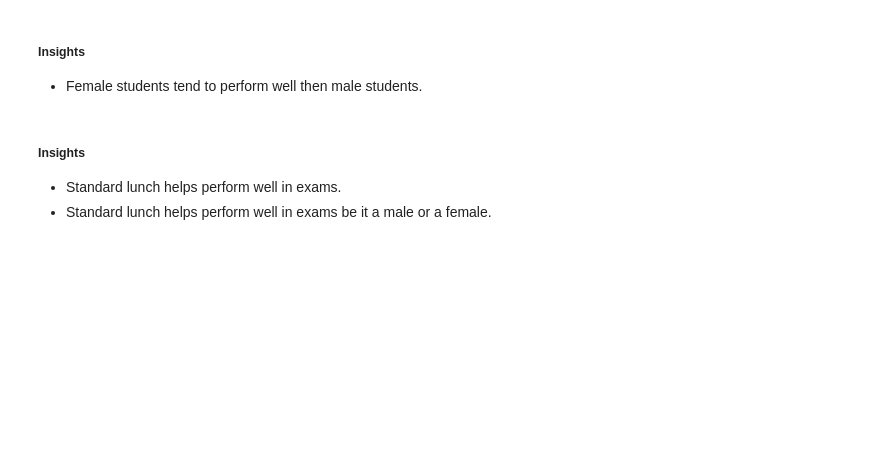
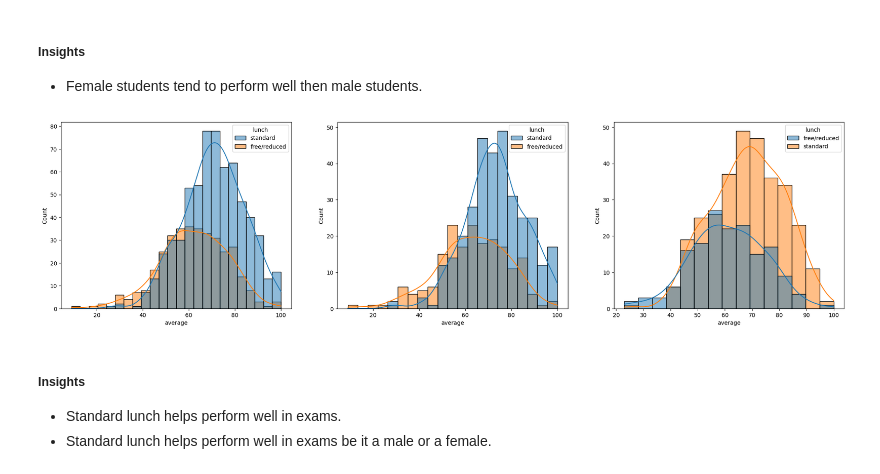
Before and after one commit to Pavan-Sai-H-V/mlprojects, a Jupyter notebook: notebook/1 . EDA STUDENT PERFORMANCE .ipynb, the cells around one changed output. Cells and saved outputs as stored; diff of their text form; code cells hidden in the pictures; blank space fills up the shorter version.

```diff
--- a/notebook/1 . EDA STUDENT PERFORMANCE .ipynb
+++ b/notebook/1 . EDA STUDENT PERFORMANCE .ipynb
@@ -243,13 +270,15 @@ plt.show()
 - Female students tend to perform well then male students.
 # %%
 plt.subplots(1,3,figsize=(25,6))
-plt.subplot(141)
+plt.subplot(131)
 sns.histplot(data=df,x='average',kde=True,hue='lunch')
-plt.subplot(142)
+plt.subplot(132)
 sns.histplot(data=df[df.gender=='female'],x='average',kde=True,hue='lunch')
-plt.subplot(143)
+plt.subplot(133)
 sns.histplot(data=df[df.gender=='male'],x='average',kde=True,hue='lunch')
 plt.show()
+# %% [output]
+[figure, added]
 # %% [markdown]
 #####  Insights
 - Standard lunch helps perform well in exams.
```
Also changed, not shown: parts of 25 cells of this notebook.
